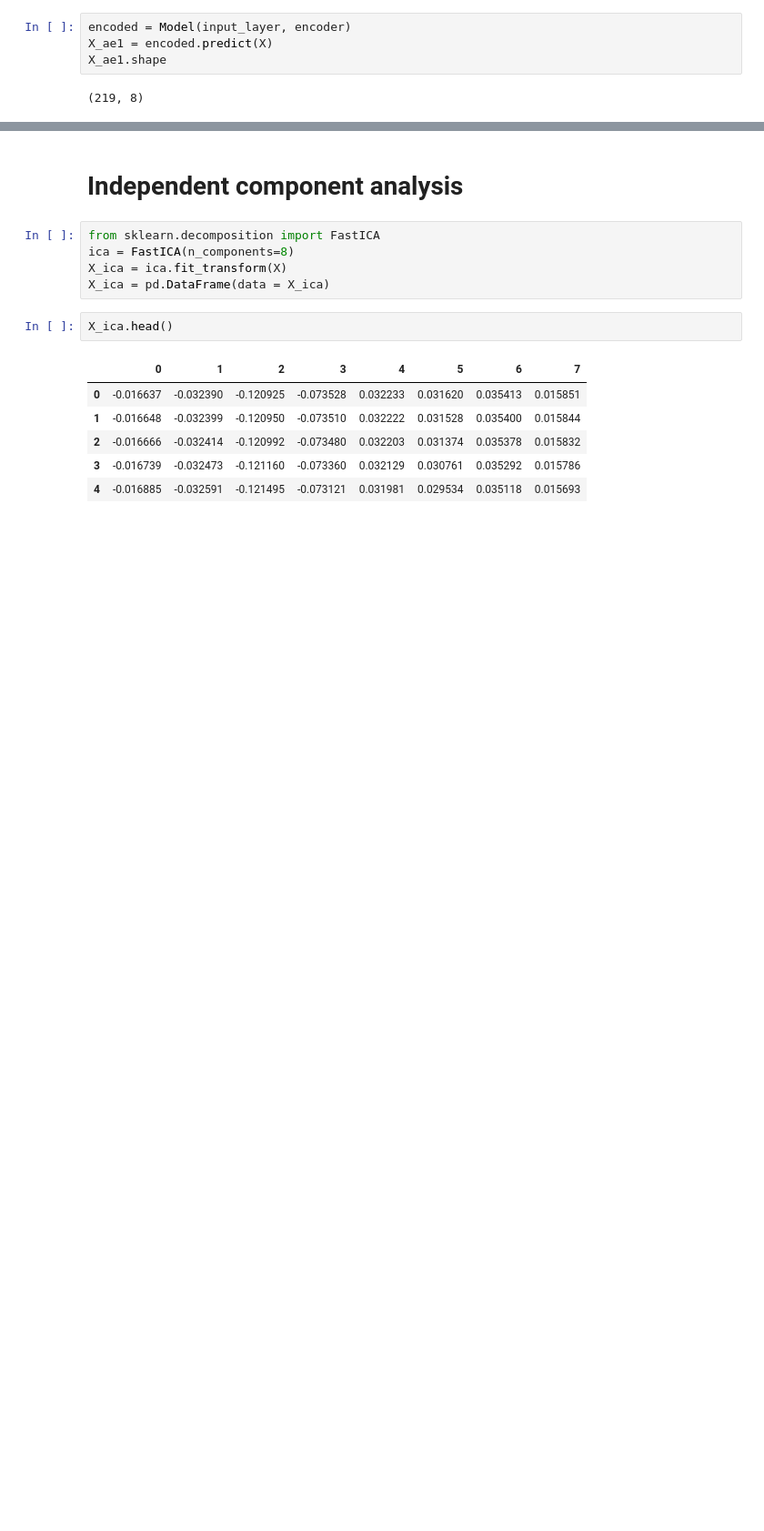
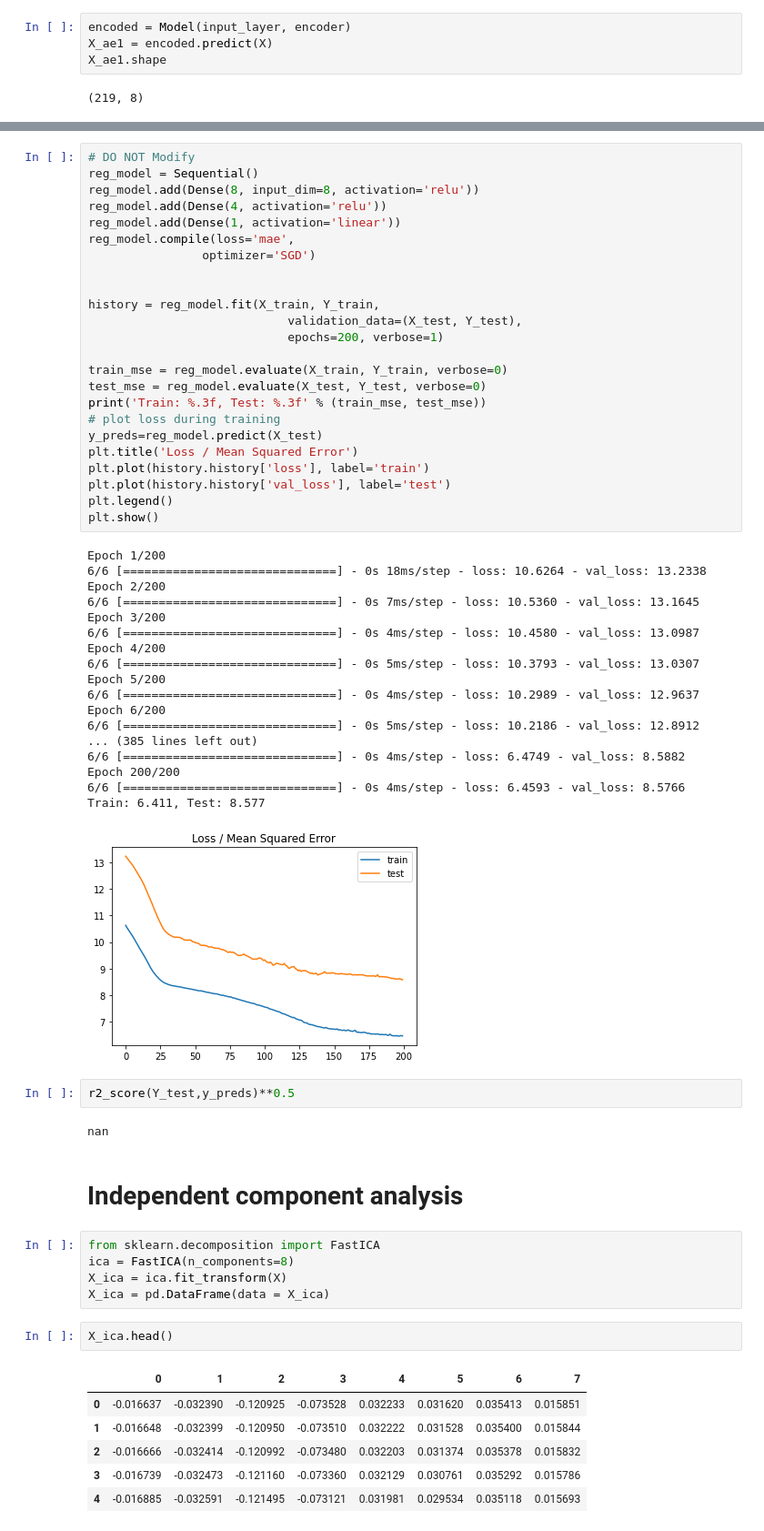
Before and after one commit to vinayakkrishanprasad/Prediction-of-Phase-Fraction-of-Steel-to-obtain-Aging-Response, a Jupyter notebook: Aging_new.ipynb, the cells around one changed output, grey strips where cells are left out. Shown at 91% size. Saved outputs shown, nothing was run; the diff lists cells and outputs as text; blank space fills up the shorter version.

```diff
--- a/Aging_new.ipynb
+++ b/Aging_new.ipynb
@@ -413,3 +635,50 @@ AEC_df.head()
+# %%
+# DO NOT Modify
+reg_model = Sequential()
+reg_model.add(Dense(8, input_dim=8, activation='relu'))
+reg_model.add(Dense(4, activation='relu'))
+reg_model.add(Dense(1, activation='linear'))
+reg_model.compile(loss='mae',
+                optimizer='SGD')
+
+
+history = reg_model.fit(X_train, Y_train,
+                            validation_data=(X_test, Y_test),
+                            epochs=200, verbose=1)
+
+train_mse = reg_model.evaluate(X_train, Y_train, verbose=0)
+test_mse = reg_model.evaluate(X_test, Y_test, verbose=0)
+print('Train: %.3f, Test: %.3f' % (train_mse, test_mse))
+# plot loss during training
+y_preds=reg_model.predict(X_test)
+plt.title('Loss / Mean Squared Error')
+plt.plot(history.history['loss'], label='train')
+plt.plot(history.history['val_loss'], label='test')
+plt.legend()
+plt.show()
+# %% [output]
+Epoch 1/200
+6/6 [==============================] - 0s 18ms/step - loss: 10.6264 - val_loss: 13.2338
+Epoch 2/200
+6/6 [==============================] - 0s 7ms/step - loss: 10.5360 - val_loss: 13.1645
+Epoch 3/200
+6/6 [==============================] - 0s 4ms/step - loss: 10.4580 - val_loss: 13.0987
+Epoch 4/200
+6/6 [==============================] - 0s 5ms/step - loss: 10.3793 - val_loss: 13.0307
+Epoch 5/200
+6/6 [==============================] - 0s 4ms/step - loss: 10.2989 - val_loss: 12.9637
+Epoch 6/200
+6/6 [==============================] - 0s 5ms/step - loss: 10.2186 - val_loss: 12.8912
+... (385 lines left out)
+6/6 [==============================] - 0s 4ms/step - loss: 6.4749 - val_loss: 8.5882
+Epoch 200/200
+6/6 [==============================] - 0s 4ms/step - loss: 6.4593 - val_loss: 8.5766
+Train: 6.411, Test: 8.577
+[figure, added]
+# %%
+r2_score(Y_test,y_preds)**0.5
+# %% [output]
+nan
 # %% [markdown]
 # Independent component analysis
 # %%
```
Also changed, not shown: parts of 34 cells of this notebook, 1 other file.
